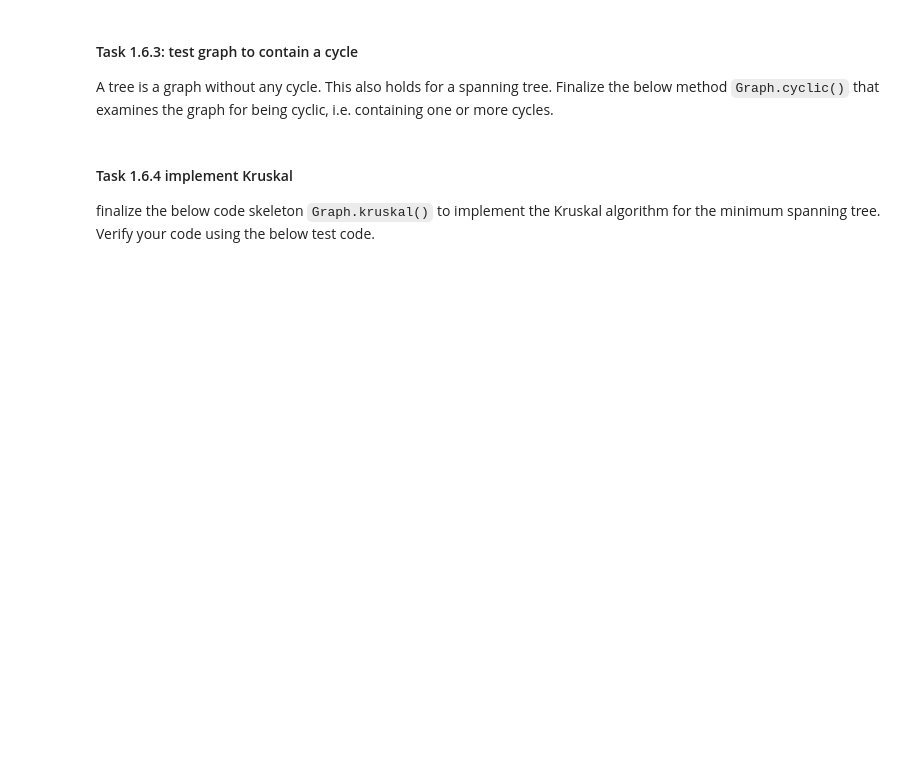
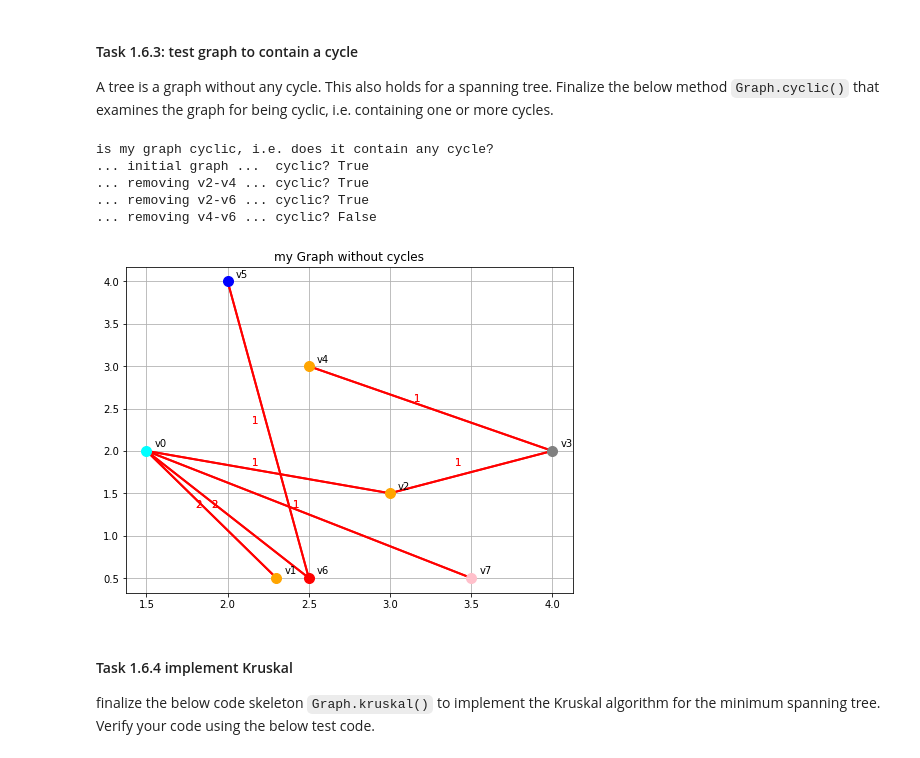
Before and after one commit to cvanderzalm/min-cs, a Jupyter notebook: assignment_A3.ipynb, the cells around one changed output. Cells and saved outputs as stored; diff of their text form; code cells hidden in the pictures; blank space fills up the shorter version.

```diff
--- a/assignment_A3.ipynb
+++ b/assignment_A3.ipynb
@@ -115,7 +115,7 @@ class Graph:
                           ('digraph' if self.directed else 'undirected graph')
         return "\n"+S+"\n" + cat_string
 
-    def get_matrix(self): #undirected only
+    def get_matrix(self): #undirected only for connectivity
         '''return adjacency matrix with connected T|F'''
         def _connected(mat):
             '''return T|F graph if matrix connected'''
@@ -142,6 +142,10 @@ class Graph:
 
         connected = _connected(mat)
         return connected, cmat
+
+    def get_adjacency_matrix(self):
+        return [[self.get_edge_weight(i,j) \
+                for j in self.nodes()] for i in self.nodes()]
 
     def nodes(self):
         '''return all nodes in the vtx dict'''
@@ -707,8 +736,7 @@ class Graph(Graph):
                     # ... with node as parent and nbor-not-visited as node ...
                     if _contains_cycle(graph, queue, nbor, visited, node):
                         # what to do if this evaluates to true?
-                        # YOUR CODE HERE
-                        raise NotImplementedError()
+                        return True
                 # if neighbor visited and not parent of current node: cycle!
                 elif parent != nbor:
                     return True
@@ -720,8 +748,7 @@ class Graph(Graph):
 
         # create an empty set `visited` in which we keep track
         # of unique visited nodes ...
-        # YOUR CODE HERE
-        raise NotImplementedError()
+        visited = set()
 
         # detect cycle in different depth-first paths ...
         for node in queue:
@@ -731,33 +758,40 @@ class Graph(Graph):
         return False
 
 # --- test your code below ----------------------------------------------------------------
 
 DO_PLOT = True
 
 def test_graph_cyclic():
     '''test the connected static function member'''
     # use make graph from the previous question ...
     my_graph = make_graph()
 
     print('is my graph cyclic, i.e. does it contain any cycle?')
     print(f'... initial graph ...  cyclic? {my_graph.cyclic()}')
 
     # remove v2-v4 ...
     my_graph.remove_edge('v2', 'v4')
     print(f'... removing v2-v4 ... cyclic? {my_graph.cyclic()}')
 
     # remove v2-v6 ...
     my_graph.remove_edge('v2', 'v6')
     print(f'... removing v2-v6 ... cyclic? {my_graph.cyclic()}')
 
     # remove v4-v6 ...
     my_graph.remove_edge('v4', 'v6')
     print(f'... removing v4-v6 ... cyclic? {my_graph.cyclic()}')
 
     # ... plot the graph for inspection ...
     plot_graph(my_graph, 'my Graph without cycles', DO_PLOT)
 
 test_graph_cyclic()
+# %% [output]
+is my graph cyclic, i.e. does it contain any cycle?
+... initial graph ...  cyclic? True
+... removing v2-v4 ... cyclic? True
+... removing v2-v6 ... cyclic? True
+... removing v4-v6 ... cyclic? False
+[figure, added]
 # %% [markdown]
 #### Task 1.6.4 implement Kruskal
 finalize the below code skeleton `Graph.kruskal()` to implement the Kruskal algorithm for the minimum spanning tree. Verify your code using the below test code.
```
Also changed, not shown: parts of 9 cells of this notebook.
